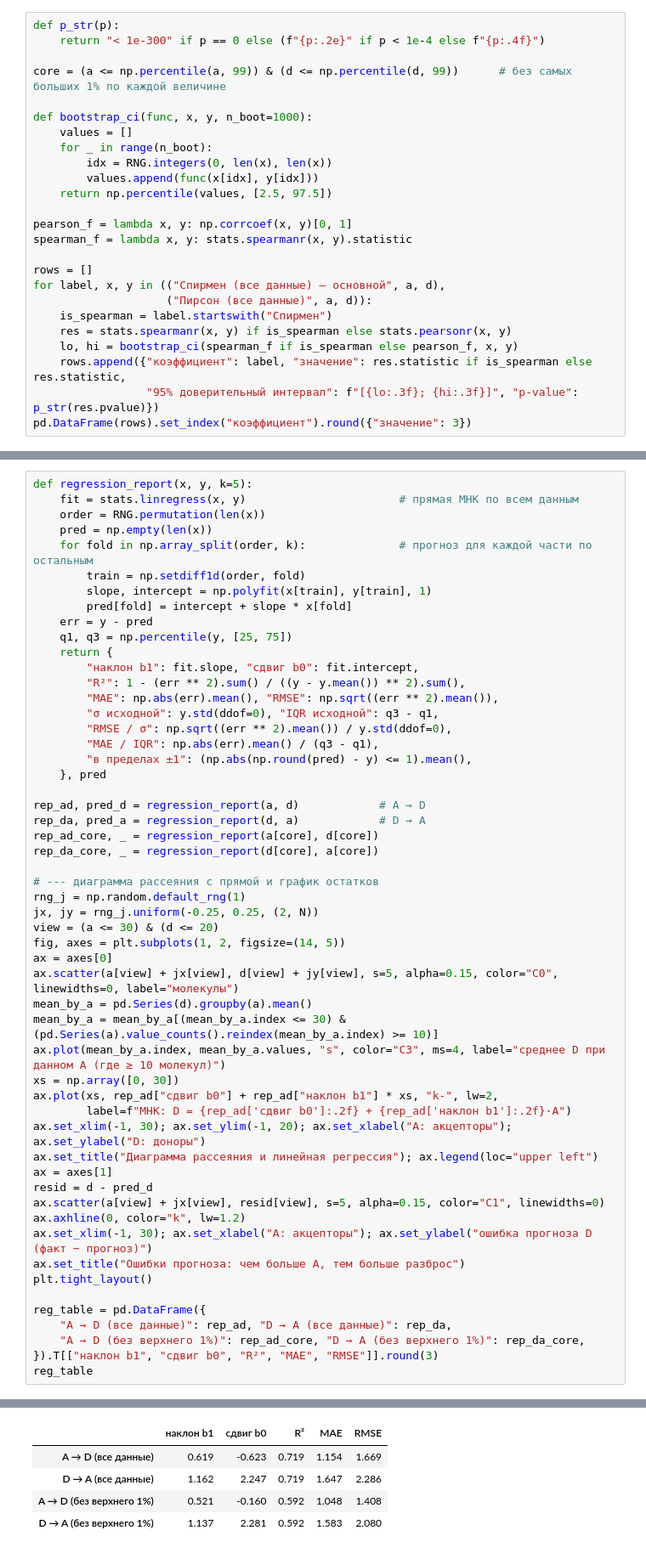
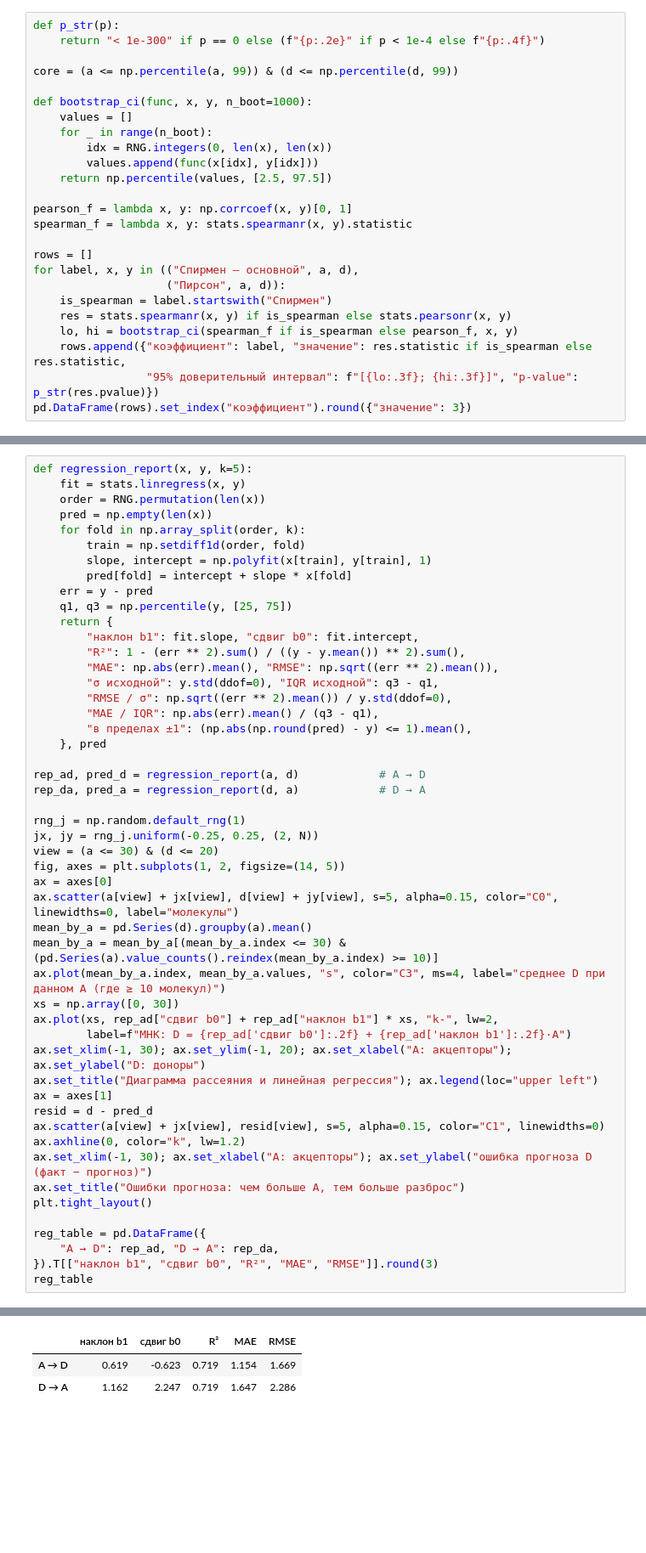
Before and after one commit to Cbl41K/StatsLab1, a Jupyter notebook: hbond_simple(1).ipynb, the cells around one changed output, grey strips where cells are left out. Shown at 85% size. Drawn from its saved outputs; the diff is of its cells as text; blank space fills up the shorter version.

```diff
--- a/hbond_simple(1).ipynb
+++ b/hbond_simple(1).ipynb
@@ -538,7 +538,7 @@ D          56.6203  5.07e-13             0.0056             да
 def p_str(p):
     return "< 1e-300" if p == 0 else (f"{p:.2e}" if p < 1e-4 else f"{p:.4f}")
 
-core = (a <= np.percentile(a, 99)) & (d <= np.percentile(d, 99))      # без самых больших 1% по каждой величине
+core = (a <= np.percentile(a, 99)) & (d <= np.percentile(d, 99))
 
 def bootstrap_ci(func, x, y, n_boot=1000):
     values = []
@@ -551,8 +551,8 @@ pearson_f = lambda x, y: np.corrcoef(x, y)[0, 1]
 spearman_f = lambda x, y: stats.spearmanr(x, y).statistic
 
 rows = []
-for label, x, y in (("Спирмен (все данные) — основной", a, d),
-                    ("Пирсон (все данные)", a, d)):
+for label, x, y in (("Спирмен — основной", a, d),
+                    ("Пирсон", a, d)):
     is_spearman = label.startswith("Спирмен")
     res = stats.spearmanr(x, y) if is_spearman else stats.pearsonr(x, y)
     lo, hi = bootstrap_ci(spearman_f if is_spearman else pearson_f, x, y)
@@ -575,10 +575,10 @@ pd.DataFrame(rows).set_index("коэффициент").round({"значение"
 Регрессия строится в обе стороны: A → D (предсказываем доноров по акцепторам) и D → A.
 # %%
 def regression_report(x, y, k=5):
-    fit = stats.linregress(x, y)                       # прямая МНК по всем данным
+    fit = stats.linregress(x, y)
     order = RNG.permutation(len(x))
     pred = np.empty(len(x))
-    for fold in np.array_split(order, k):              # прогноз для каждой части по остальным
+    for fold in np.array_split(order, k):
         train = np.setdiff1d(order, fold)
         slope, intercept = np.polyfit(x[train], y[train], 1)
         pred[fold] = intercept + slope * x[fold]
@@ -596,44 +596,38 @@ def regression_report(x, y, k=5):
 
 rep_ad, pred_d = regression_report(a, d)            # A → D
 rep_da, pred_a = regression_report(d, a)            # D → A
-rep_ad_core, _ = regression_report(a[core], d[core])
-rep_da_core, _ = regression_report(d[core], a[core])
 
-# --- диаграмма рассеяния с прямой и график остатков
 rng_j = np.random.default_rng(1)
 jx, jy = rng_j.uniform(-0.25, 0.25, (2, N))
 view = (a <= 30) & (d <= 20)
 fig, axes = plt.subplots(1, 2, figsize=(14, 5))
 ax = axes[0]
 ax.scatter(a[view] + jx[view], d[view] + jy[view], s=5, alpha=0.15, color="C0", linewidths=0, label="молекулы")
 mean_by_a = pd.Series(d).groupby(a).mean()
 mean_by_a = mean_by_a[(mean_by_a.index <= 30) & (pd.Series(a).value_counts().reindex(mean_by_a.index) >= 10)]
 ax.plot(mean_by_a.index, mean_by_a.values, "s", color="C3", ms=4, label="среднее D при данном A (где ≥ 10 молекул)")
 xs = np.array([0, 30])
 ax.plot(xs, rep_ad["сдвиг b0"] + rep_ad["наклон b1"] * xs, "k-", lw=2,
         label=f"МНК: D = {rep_ad['сдвиг b0']:.2f} + {rep_ad['наклон b1']:.2f}·A")
 ax.set_xlim(-1, 30); ax.set_ylim(-1, 20); ax.set_xlabel("A: акцепторы"); ax.set_ylabel("D: доноры")
 ax.set_title("Диаграмма рассеяния и линейная регрессия"); ax.legend(loc="upper left")
 ax = axes[1]
 resid = d - pred_d
 ax.scatter(a[view] + jx[view], resid[view], s=5, alpha=0.15, color="C1", linewidths=0)
 ax.axhline(0, color="k", lw=1.2)
 ax.set_xlim(-1, 30); ax.set_xlabel("A: акцепторы"); ax.set_ylabel("ошибка прогноза D (факт − прогноз)")
 ax.set_title("Ошибки прогноза: чем больше A, тем больше разброс")
 plt.tight_layout()
 
 reg_table = pd.DataFrame({
-    "A → D (все данные)": rep_ad, "D → A (все данные)": rep_da,
-    "A → D (без верхнего 1%)": rep_ad_core, "D → A (без верхнего 1%)": rep_da_core,
+    "A → D": rep_ad, "D → A": rep_da,
 }).T[["наклон b1", "сдвиг b0", "R²", "MAE", "RMSE"]].round(3)
 reg_table
 # %% [output]
 [figure]
 |  | наклон b1 | сдвиг b0 | R² | MAE | RMSE |
-| A → D (все данные) | 0.619 | -0.623 | 0.719 | 1.154 | 1.669 |
-| D → A (все данные) | 1.162 | 2.247 | 0.719 | 1.647 | 2.286 |
-| A → D (без верхнего 1%) | 0.521 | -0.160 | 0.592 | 1.048 | 1.408 |
-| D → A (без верхнего 1%) | 1.137 | 2.281 | 0.592 | 1.583 | 2.080 |
+| A → D | 0.619 | -0.623 | 0.719 | 1.154 | 1.669 |
+| D → A | 1.162 | 2.247 | 0.719 | 1.647 | 2.286 |
 # %% [markdown]
 #### 2.3. Взаимозаменяемость: сколько информации теряется
 
```
Also changed, not shown: parts of 2 cells of this notebook.
